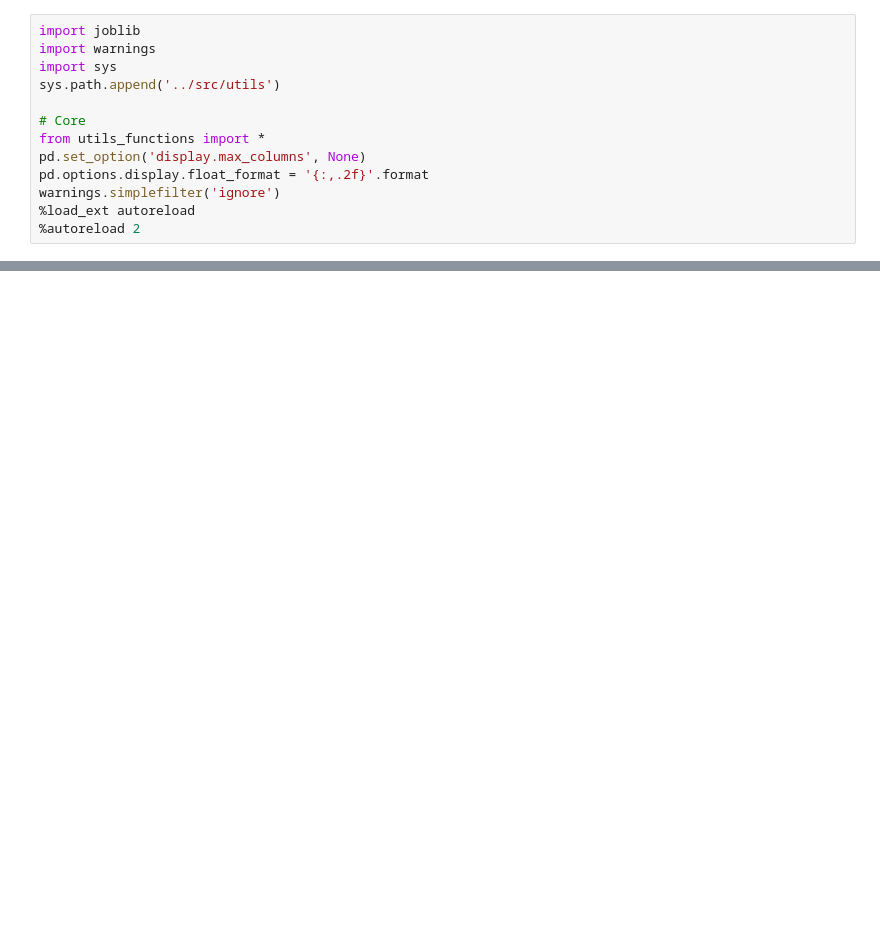
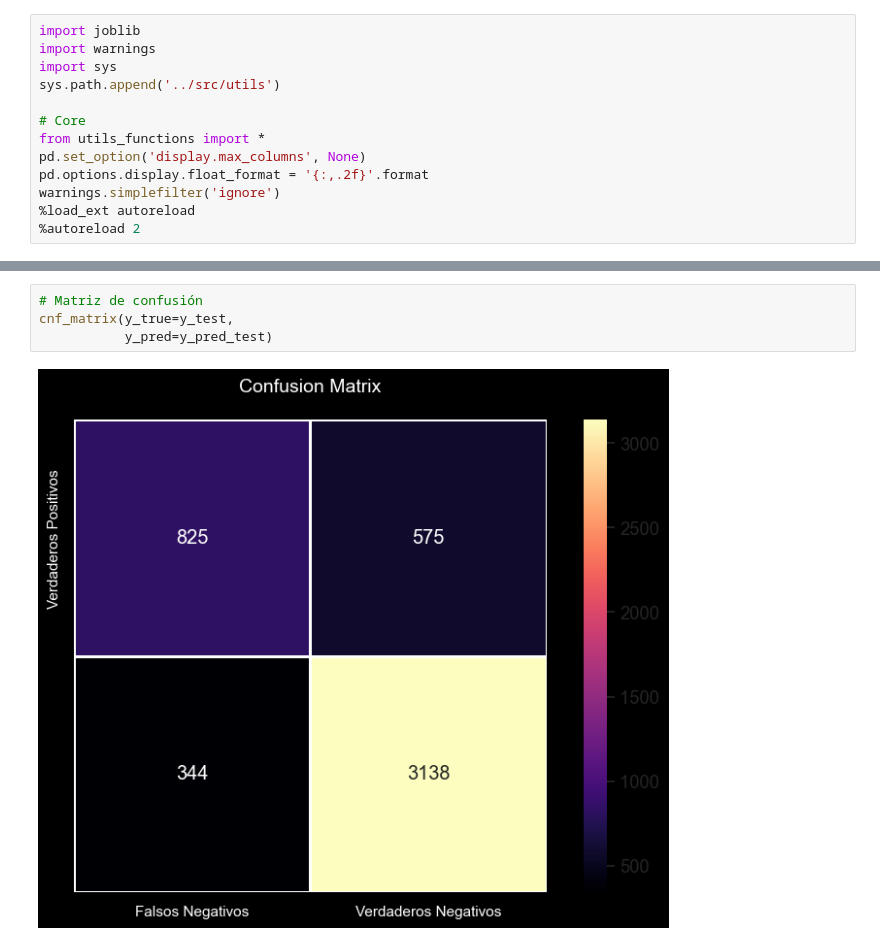
Before and after one commit to jorge-robledo11/Clasification-Random-Forest, a Jupyter notebook: notebooks/07_evalutation.ipynb, the cells around one changed output, grey strips where cells are left out. Cells and saved outputs as stored; diff of their text form; blank space fills up the shorter version.

```diff
--- a/notebooks/07_evalutation.ipynb
+++ b/notebooks/07_evalutation.ipynb
@@ -76,0 +89,6 @@ ROC-AUC test set: 86.74%
+# %%
+# Matriz de confusión
+cnf_matrix(y_true=y_test,
+           y_pred=y_pred_test)
+# %% [output]
+[figure, added]
```
Also changed, not shown: parts of 5 cells of this notebook, 14 other files.
